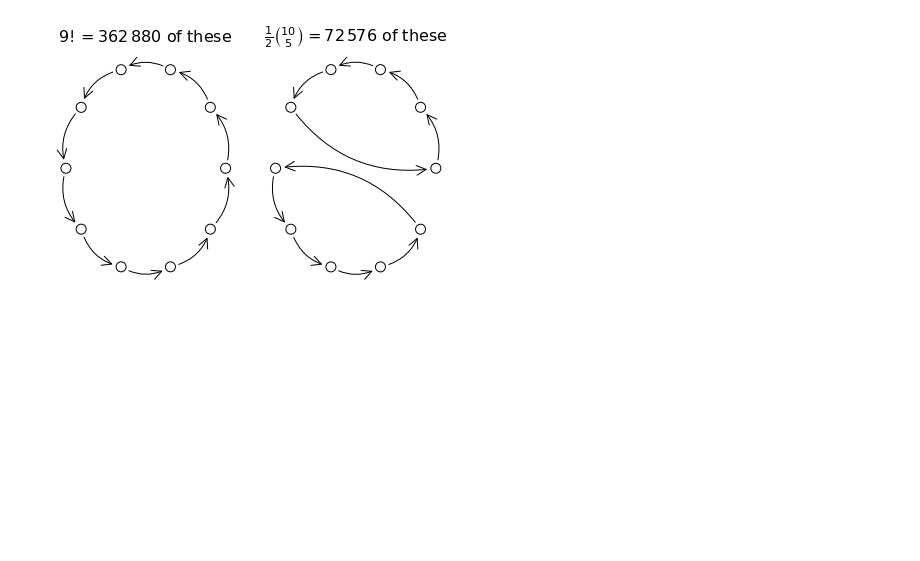
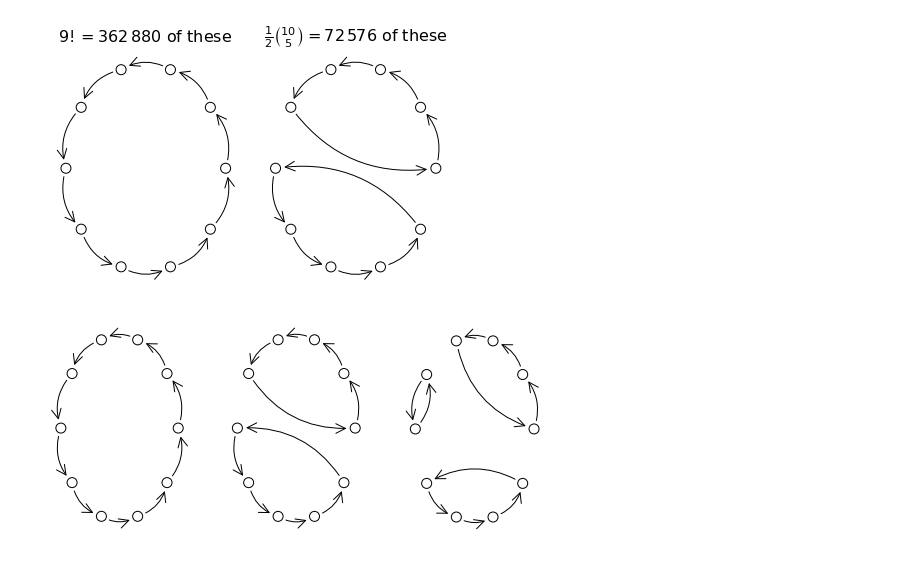
Before and after one commit to dehond/dehond.github.io, a Jupyter notebook: attach/sinterrandomness/draw-graphs.ipynb, the cells around one changed output. Saved outputs shown, nothing was run; the diff lists cells and outputs as text; code cells hidden in the pictures; blank space fills up the shorter version.

Commit message:
Add header image.

```diff
--- a/attach/sinterrandomness/draw-graphs.ipynb
+++ b/attach/sinterrandomness/draw-graphs.ipynb
@@ -70,3 +69,64 @@ fig.tight_layout()
 fig.savefig("graph-2.svg")
 # %% [output]
 [figure]
+# %%
+fig, ax = plt.subplots(1, 3, figsize = (9, 4))
+
+G = nx.Graph()
+elist = [(0, 1), (1, 2), (2, 3), (3, 0), (4, 5), (5, 4), (6, 8), (7, 9), (8, 7), (9, 6)]
+G.add_edges_from(elist)
+l1 = list(filter(lambda l: l[0] > l[1], elist))
+l2 = list(filter(lambda l: l[0] < l[1], elist))
+ls = [l1, l2]
+
+nx.draw_networkx_nodes(G, pos=nx.circular_layout(G),
+                       node_size=100, node_color="none", edgecolors="k",
+                      ax = ax[2])
+
+for i in range(2):
+    nx.draw_networkx_edges(G, pos=nx.circular_layout(G), edgelist = ls[i],
+                           arrows = True, arrowstyle="->", arrowsize = 24,
+                        connectionstyle="arc3,rad=0.3",
+                          ax = ax[2]);
+
+
+
+G = nx.Graph()
+elist = [(i, (i + 1)%10) for i in range(10)]
+G.add_edges_from(elist)
+
+l1 = list(filter(lambda l: l[0] > l[1], elist))
+l2 = list(filter(lambda l: l[0] < l[1], elist))
+ls = [l1, l2]
+
+elist = [((i % 5) + 5 * (i // 5), (i + 1)%5 + 5 * (i // 5)) for i in range(10)]
+l1 = list(filter(lambda l: l[0] > l[1], elist))
+l2 = list(filter(lambda l: l[0] < l[1], elist))
+l2s = [l1, l2]
+
+nx.draw_networkx_nodes(G, pos=nx.circular_layout(G),
+                       node_size=100, node_color="none", edgecolors="k",
+                      ax = ax[0])
+
+for i in range(2):
+    nx.draw_networkx_edges(G, pos=nx.circular_layout(G), edgelist = ls[i],
+                           arrows = True, arrowstyle="->", arrowsize = 24,
+                        connectionstyle="arc3,rad=0.3",
+                          ax = ax[0]);
+
+nx.draw_networkx_nodes(G, pos=nx.circular_layout(G),
+                       node_size=100, node_color="none", edgecolors="k",
+                      ax = ax[1])
+
+for i in range(2):
+    nx.draw_networkx_edges(G, pos=nx.circular_layout(G), edgelist = l2s[i],
+                           arrows = True, arrowstyle="->", arrowsize = 24,
+                        connectionstyle="arc3,rad=0.3",
+                          ax = ax[1]);
+
+for i in range(3):
+    ax[i].axis("off")
+
+fig.savefig("graphs-header.png", dpi = 300)
+# %% [output]
+[figure, added]
```
Also changed, not shown: parts of 2 cells of this notebook, 2 other files.
